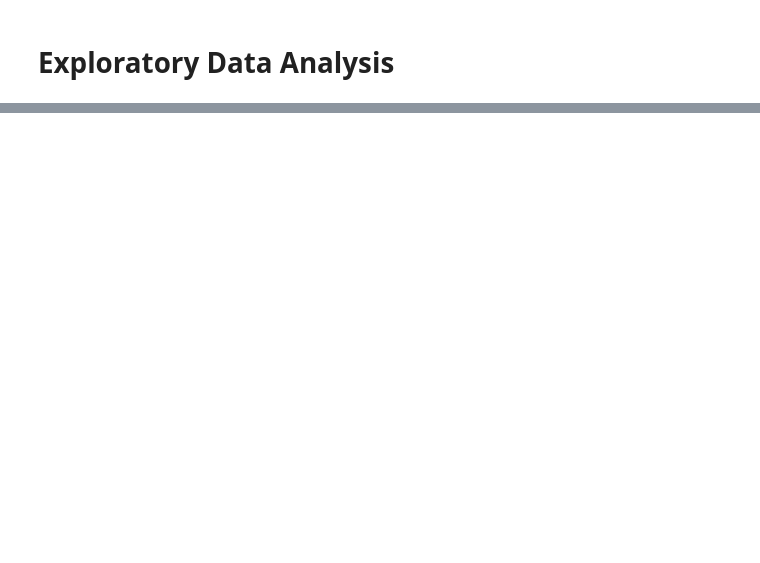
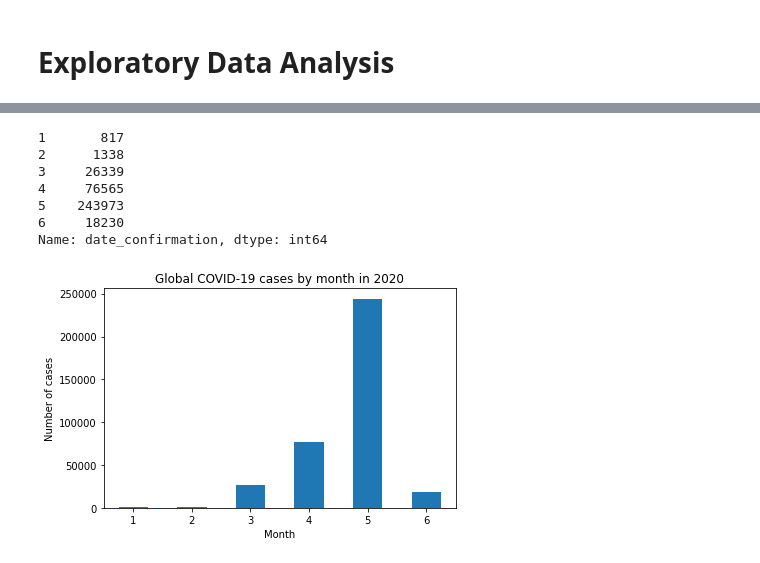
Before and after one commit to klam98/COVID-19-Data-Mining, a Jupyter notebook: src/eda.ipynb, the cells around one changed output, grey strips where cells are left out. Drawn from its saved outputs; the diff is of its cells as text; code cells hidden in the pictures; blank space fills up the shorter version.

```diff
--- a/src/eda.ipynb
+++ b/src/eda.ipynb
@@ -28,0 +64,30 @@ plt.show()
+# %%
+# Global COVID-19 cases by month confirmed in 2020
+# removed the few dates that had ranges
+date_confirmations = df_ct.date_confirmation[~df_ct['date_confirmation'].str.contains("-", na = False)]
+date_confirmations = pd.to_datetime(date_confirmations, dayfirst = True)
+
+month_confirmations = date_confirmations.dt.month.value_counts().sort_index()
+month_confirmations.index = month_confirmations.index.astype(int)
+
+month_confirmations.plot(
+    title = 'Global COVID-19 cases by month in 2020',
+    kind = 'bar'
+)
+
+plt.xlabel('Month')
+plt.xticks(rotation = 0)
+plt.ylabel('Number of cases')
+plt.tight_layout()
+# call savefig before show otherwise it will be a corrupt image
+plt.savefig('../plots/cases_by_month.pdf')
+plt.show()
+# %% [output]
+1       817
+2      1338
+3     26339
+4     76565
+5    243973
+6     18230
+Name: date_confirmation, dtype: int64
+[figure, added]
```
Also changed, not shown: parts of 5 cells of this notebook, 5 other files.
